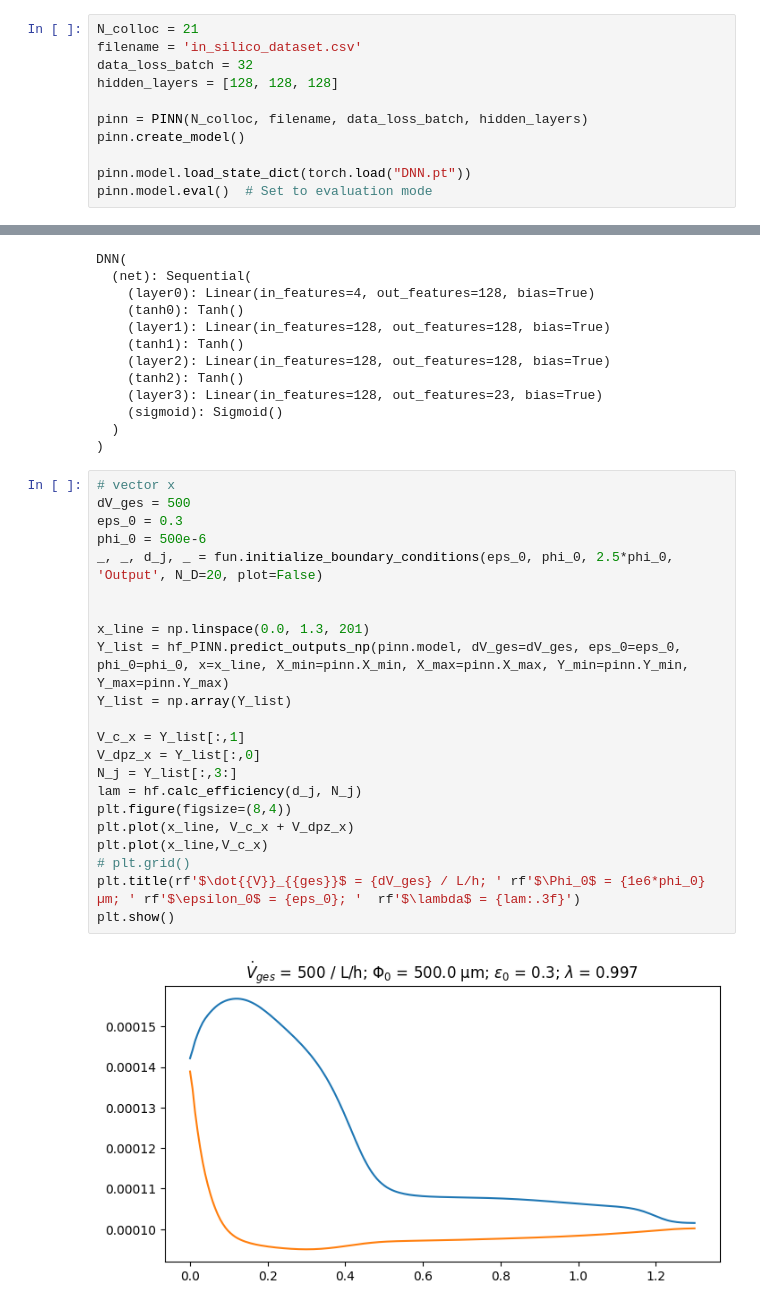
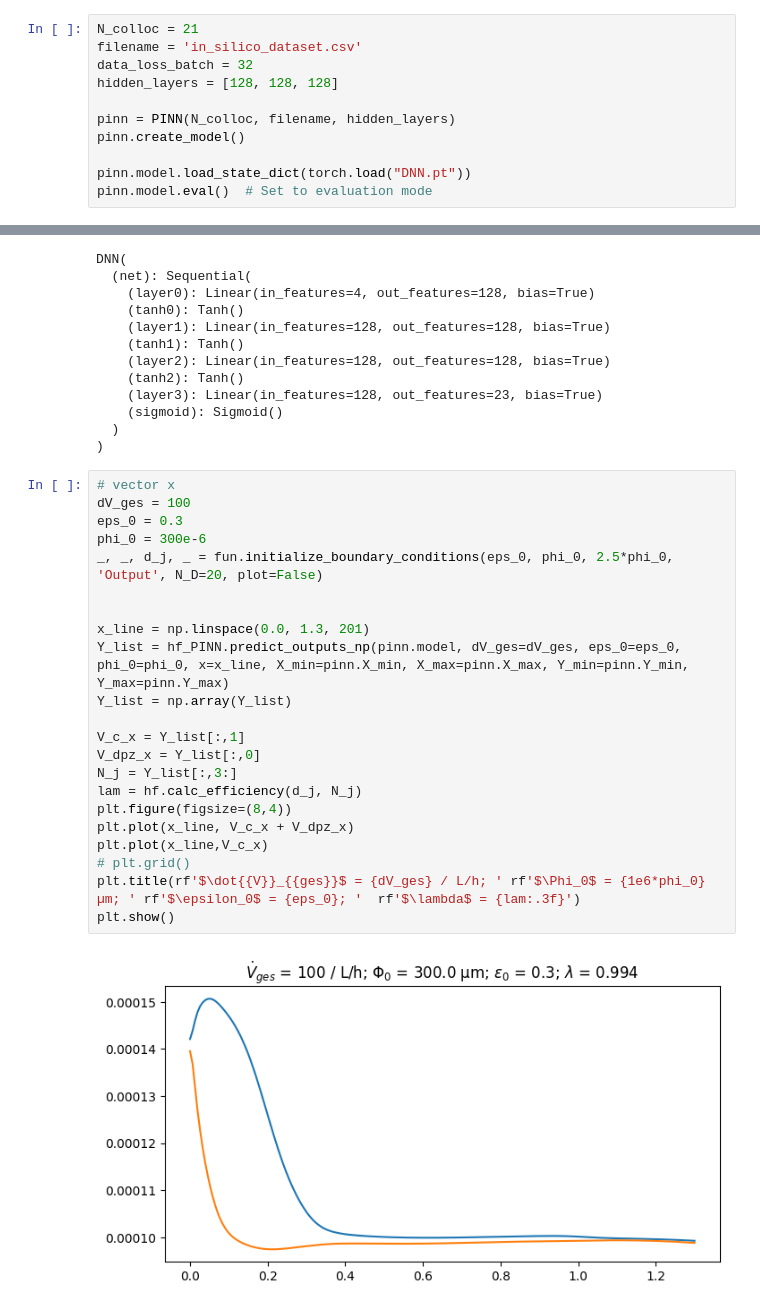
Before and after one commit to iagr98/MA-DNN, a Jupyter notebook: PINN_run.ipynb, the cells around one changed output, grey strips where cells are left out. Drawn from its saved outputs; the diff is of its cells as text.

```diff
--- a/PINN_run.ipynb
+++ b/PINN_run.ipynb
@@ -82,7 +42,7 @@ filename = 'in_silico_dataset.csv'
 data_loss_batch = 32
 hidden_layers = [128, 128, 128]
 
-pinn = PINN(N_colloc, filename, data_loss_batch, hidden_layers)
+pinn = PINN(N_colloc, filename, hidden_layers)
 pinn.create_model()
 
 pinn.model.load_state_dict(torch.load("DNN.pt"))
@@ -103,25 +63,25 @@ DNN(
 )
 # %%
 # vector x
-dV_ges = 500
+dV_ges = 100
 eps_0 = 0.3
-phi_0 = 500e-6
+phi_0 = 300e-6
 _, _, d_j, _ = fun.initialize_boundary_conditions(eps_0, phi_0, 2.5*phi_0, 'Output', N_D=20, plot=False)
 
 
 x_line = np.linspace(0.0, 1.3, 201)
 Y_list = hf_PINN.predict_outputs_np(pinn.model, dV_ges=dV_ges, eps_0=eps_0, phi_0=phi_0, x=x_line, X_min=pinn.X_min, X_max=pinn.X_max, Y_min=pinn.Y_min, Y_max=pinn.Y_max)
 Y_list = np.array(Y_list)
 
 V_c_x = Y_list[:,1]
 V_dpz_x = Y_list[:,0]
 N_j = Y_list[:,3:]
 lam = hf.calc_efficiency(d_j, N_j)
 plt.figure(figsize=(8,4))
 plt.plot(x_line, V_c_x + V_dpz_x)
 plt.plot(x_line,V_c_x)
 # plt.grid()
 plt.title(rf'$\dot{{V}}_{{ges}}$ = {dV_ges} / L/h; ' rf'$\Phi_0$ = {1e6*phi_0} µm; ' rf'$\epsilon_0$ = {eps_0}; '  rf'$\lambda$ = {lam:.3f}')
 plt.show()
 # %% [output]
-[figure, old version]
+[figure, new version]
```
Also changed, not shown: parts of 5 cells of this notebook, 2 other files.
